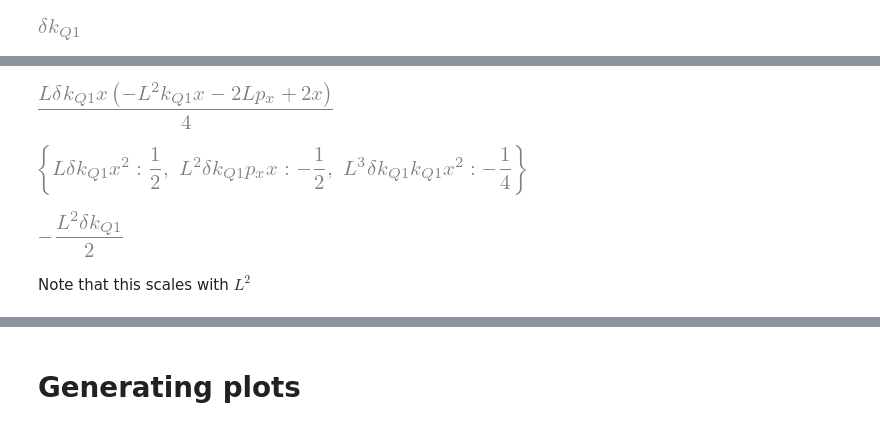
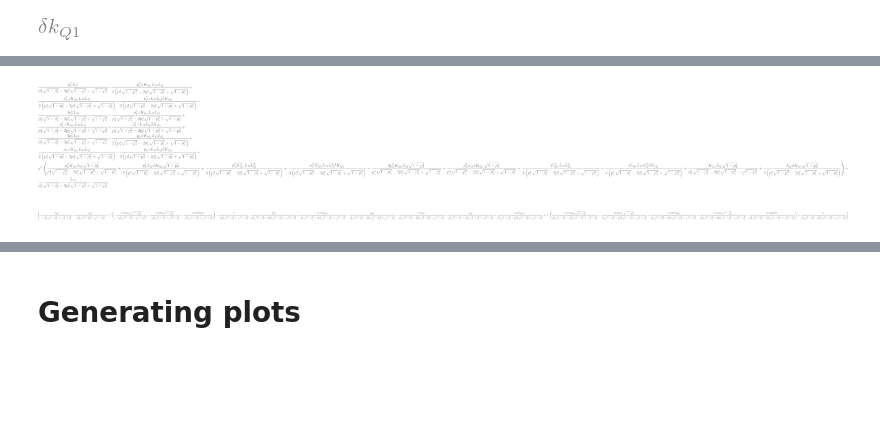
Before and after one commit to tomerten/acchamiltoniansandmatrices, a Jupyter notebook: acchamiltoniansandmatrices/Examples/Notebooks/SymbolicCalculations.ipynb, the cells around one changed output, grey strips where cells are left out. Cells and saved outputs as stored; diff of their text form; code cells hidden in the pictures; blank space fills up the shorter version.

```diff
--- a/acchamiltoniansandmatrices/Examples/Notebooks/SymbolicCalculations.ipynb
+++ b/acchamiltoniansandmatrices/Examples/Notebooks/SymbolicCalculations.ipynb
@@ -191,2 +195,23 @@ H_{D}=\frac{L k_{Q1} x^{2}}{2} \\
 H_{Q_2}=L x^{2} \left(\frac{\delta{k_{Q1}}}{2} + \frac{k_{Q1}}{2}\right)
 $$
+# %%
+from sympy import NumberSymbol
+
+class SymbolTrick(NumberSymbol):
+    """
+    https://stackoverflow.com/questions/39665207/define-a-variable-in-sympy-to-be-a-constant
+    """
+    def __new__(self, name):
+        obj = NumberSymbol.__new__(self)
+        obj._name = name
+        return obj
+    __str__ = lambda self: str(self._name)
+    _as_mpf_val = 1.0
+
+    def _latex(self, printer, *args):
+        return r"{}".format(self._name)
+# %%
+LQ = SymbolTrick("L_Q")
+LD = SymbolTrick("L_D")
+kq1 = SymbolTrick("K_{Q_1}")
+dkq1 = SymbolTrick("\delta{K_{Q_1}}")
@@ -213,0 +350,6 @@ simplify(Aop.BCH(Bop,2).BCH(Cop,2).ham.subs(A,hamq1).subs(C,hamq2).subs(B,hamd).
+# %%
+rep = list(zip([delta, px, y, py],[0,0,0,0]))
+hamq1 = HamQuad6DParaxialSecondOrder(beta0,gamma0,LQ,x,px,y,py,delta,kq1).subs(rep)
+hamq2 = HamQuad6DParaxialSecondOrder(beta0,gamma0,LQ,x,px,y,py,delta,kq1+dkq1).subs(rep)
+hamd  = HamDrift6D(beta0,gamma0,LD,x,px,y,py,delta).subs(delta,0).subs(py,0).subs(beta0*gamma0,oo).subs(beta0,1)
+hamd
@@ -214,15 +363,16 @@ simplify(Aop.BCH(Bop,2).BCH(Cop,2).ham.subs(A,hamq1).subs(C,hamq2).subs(B,hamd).
 # %%
-res =simplify(Aop.BCH(Bop,2).BCH(Cop,2).ham.subs(A,hamq1).subs(C,hamq2).subs(B,hamd).doit()-Aop.BCH(Bop,2).BCH(Aop,2).ham.subs(A,hamq1).subs(B,hamd).doit())
-res
+sb_casef = simplify(Aop.BCH(Bop,2).BCH(Cop,2).ham.subs(A,hamq1).subs(C,hamq2).subs(B,hamd).doit()).expand().collect(x**2)
+sb_casef
 # %% [output]
-[figure, old version]
+[figure, new version]
-# %%
-res.expand().collect(x*px).as_expr().as_coefficients_dict()
-# %% [output]
-[figure, removed]
-# %%
-Poly(res,x,px).coeff_monomial(x*px)
-# %% [output]
-[figure, removed]
-# %% [markdown]
-Note that this scales with $L^2$
+# %%
+k=1.5
+lq = .25
+ld = 2
+dk = -.5
+nrep = list(zip([LD,LQ,kq1],[ld,lq,k]))
+s_hamf = s_casef.subs(nrep)
+sb_hamf = sb_casef.subs(nrep).subs(dkq1,dk)
+s_hamf, sb_hamf
+# %% [output]
+[figure, added]
```
Also changed, not shown: parts of 27 cells of this notebook.
